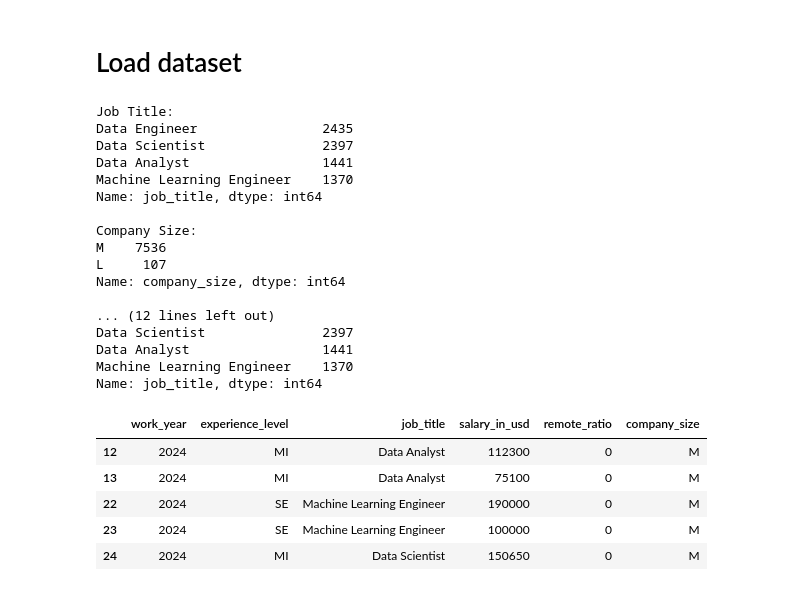
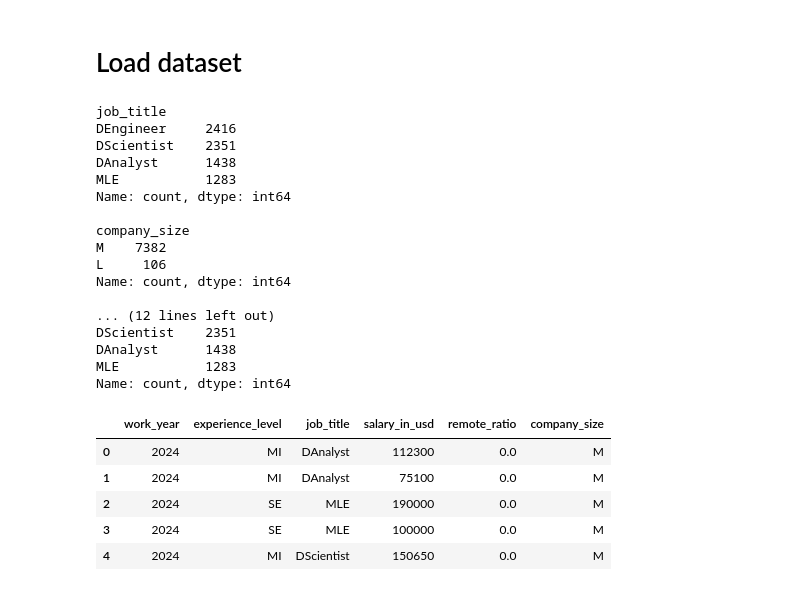
Before and after one commit to fjzs/causal_discovery, a Jupyter notebook: fz.ipynb, the cells around one changed output. Drawn from its saved outputs; the diff is of its cells as text; code cells hidden in the pictures.

```diff
--- a/fz.ipynb
+++ b/fz.ipynb
@@ -10,53 +24,69 @@ import io
 # %% [markdown]
 # Load dataset
 # %%
-DATASET_PATH = './dataset/salaries.csv'
+DATASET_PATH = 'cleaned_salaries.csv'
 
 def get_dataset(path) -> pd.DataFrame:
-    df = pd.read_csv(path)
+    return pd.read_csv(path)
+
+def format_dataset(df: pd.DataFrame) -> pd.DataFrame:
+    # Rename jobs to make them shorter
+    jobs_dict = {'Machine Learning Engineer': 'MLE',
+                 'Data Engineer': 'DEngineer',
+                 'Data Scientist': 'DScientist',
+                 'Data Analyst': 'DAnalyst'}
+    df['job_title'].replace(jobs_dict, inplace=True)
+
+    # Normalize remote_ratio
+    df['remote_ratio'] = df['remote_ratio'] / df['remote_ratio'].max()
+
+
+def clean_dataframe(df: pd.DataFrame) -> pd.DataFrame:
     df = df.drop(columns=['salary_currency', 'salary'])
     df = df.drop(df[df.work_year < 2023].index)
     df = df.drop(df[df.experience_level == 'EN'].index)
     df = df.drop(df[df.experience_level == 'EX'].index)
     df = df[df.employment_type == 'FT']
     df = df.drop(df[df.company_size == 'S'].index)
     df = df[df.company_location == 'US']
     df = df[df.employee_residence == 'US']
     accepted_job_titles = ['Data Engineer', 'Data Scientist', 'Data Analyst', 'Machine Learning Engineer']
     df = df[df.job_title.isin(accepted_job_titles)]
     accepted_remote_ratio = [0, 100]
     df = df[df.remote_ratio.isin(accepted_remote_ratio)]
     df = df.drop(columns=['employee_residence', 'company_location','employment_type'])
     return df
 
-dataset = get_dataset(DATASET_PATH)
-print(f"\nJob Title:\n{dataset.job_title.value_counts()}")
-print(f"\nCompany Size:\n{dataset.company_size.value_counts()}")
-print(f"\nExperience_level:\n{dataset.experience_level.value_counts()}")
-print(f"\nRemote Ratio:\n{dataset.remote_ratio.value_counts()}")
-print(f"\nJob Title:\n{dataset.job_title.value_counts()}")
-dataset.head()
+df = get_dataset(DATASET_PATH)
+format_dataset(df)
+
+print(f"{df.job_title.value_counts()}")
+print(f"\n{df.company_size.value_counts()}")
+print(f"\n{df.experience_level.value_counts()}")
+print(f"\n{df.remote_ratio.value_counts()}")
+print(f"\n{df.job_title.value_counts()}")
+df.head()
 # %% [output]
-Job Title:
-Data Engineer                2435
-Data Scientist               2397
-Data Analyst                 1441
-Machine Learning Engineer    1370
-Name: job_title, dtype: int64
+job_title
+DEngineer     2416
+DScientist    2351
+DAnalyst      1438
+MLE           1283
+Name: count, dtype: int64
 
-Company Size:
-M    7536
-L     107
-Name: company_size, dtype: int64
+company_size
+M    7382
+L     106
+Name: count, dtype: int64
 
 ... (12 lines left out)
-Data Scientist               2397
-Data Analyst                 1441
-Machine Learning Engineer    1370
-Name: job_title, dtype: int64
+DScientist    2351
+DAnalyst      1438
+MLE           1283
+Name: count, dtype: int64
 |  | work_year | experience_level | job_title | salary_in_usd | remote_ratio | company_size |
-| 12 | 2024 | MI | Data Analyst | 112300 | 0 | M |
-| 13 | 2024 | MI | Data Analyst | 75100 | 0 | M |
-| 22 | 2024 | SE | Machine Learning Engineer | 190000 | 0 | M |
-| 23 | 2024 | SE | Machine Learning Engineer | 100000 | 0 | M |
-| 24 | 2024 | MI | Data Scientist | 150650 | 0 | M |
+| 0 | 2024 | MI | DAnalyst | 112300 | 0.0 | M |
+| 1 | 2024 | MI | DAnalyst | 75100 | 0.0 | M |
+| 2 | 2024 | SE | MLE | 190000 | 0.0 | M |
+| 3 | 2024 | SE | MLE | 100000 | 0.0 | M |
+| 4 | 2024 | MI | DScientist | 150650 | 0.0 | M |
```
Also changed, not shown: parts of 39 cells of this notebook, 1 other file.
